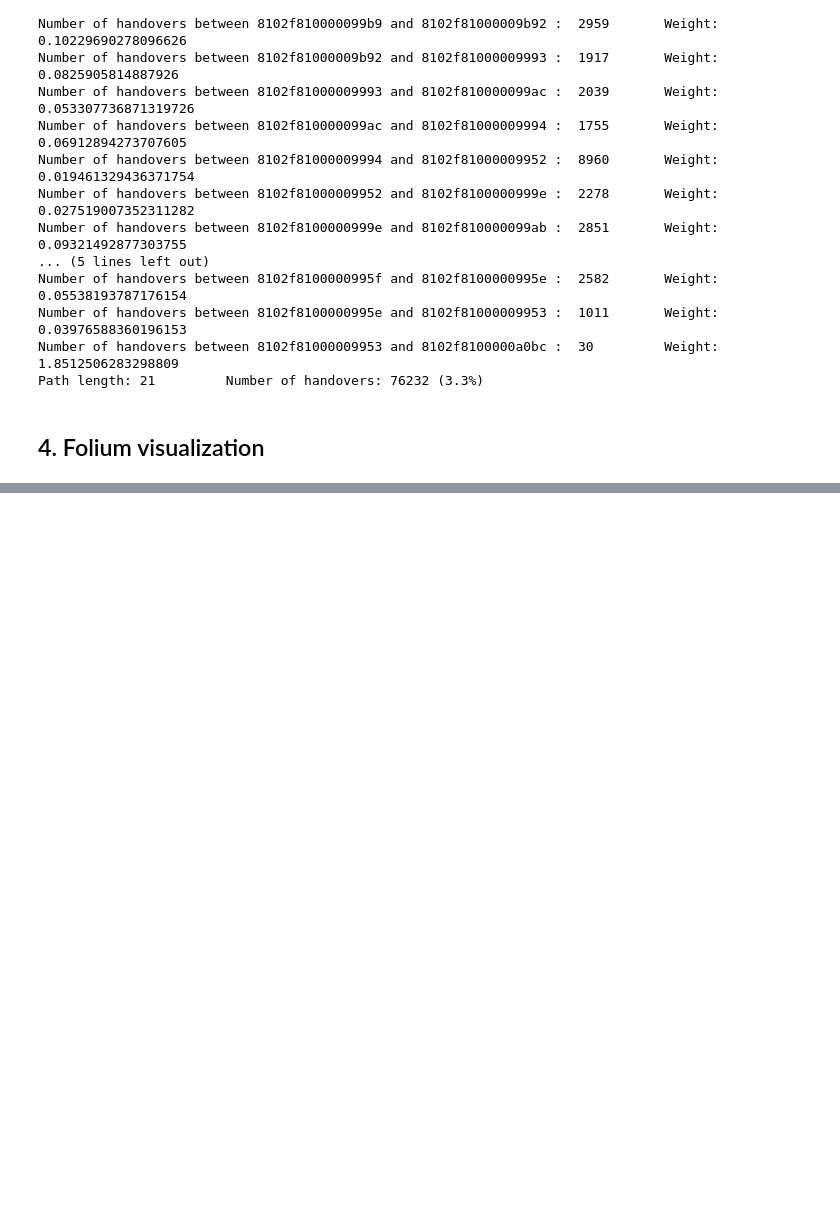
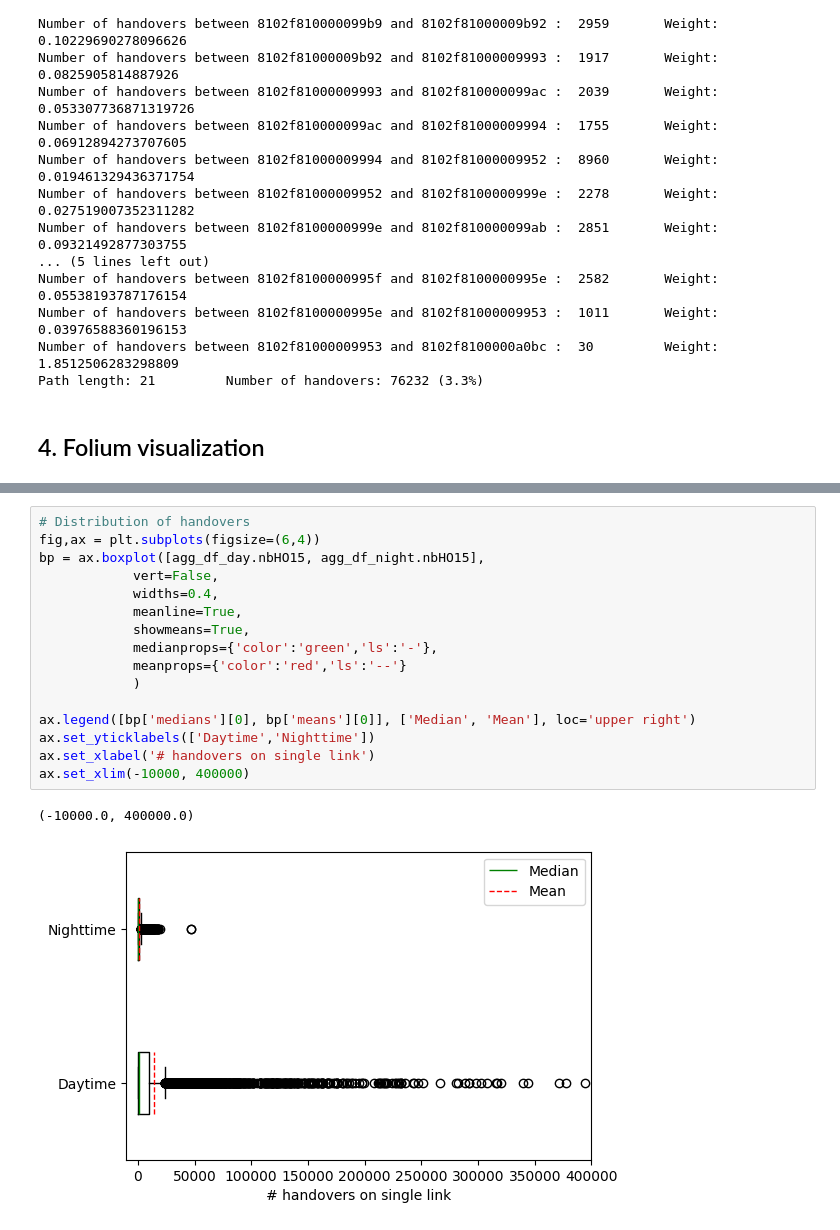
Before and after one commit to eakopyan/Popular-paths, a Jupyter notebook: HOProcess_v2/graph_analysis_day-night.ipynb, the cells around one changed output, grey strips where cells are left out. Drawn from its saved outputs; the diff is of its cells as text; blank space fills up the shorter version.

```diff
--- a/HOProcess_v2/graph_analysis_day-night.ipynb
+++ b/HOProcess_v2/graph_analysis_day-night.ipynb
@@ -460,3 +460,22 @@ Adding Voronoi layer
 Adding Path layer Path
 Closing lyon_shortest_path_nighttime.html map.
 [interactive output not drawn]
+# %%
+# Distribution of handovers
+fig,ax = plt.subplots(figsize=(6,4))
+bp = ax.boxplot([agg_df_day.nbHO15, agg_df_night.nbHO15],
+            vert=False,
+            widths=0.4,
+            meanline=True,
+            showmeans=True,
+            medianprops={'color':'green','ls':'-'},
+            meanprops={'color':'red','ls':'--'}
+            )
+
+ax.legend([bp['medians'][0], bp['means'][0]], ['Median', 'Mean'], loc='upper right')
+ax.set_yticklabels(['Daytime','Nighttime'])
+ax.set_xlabel('# handovers on single link')
+ax.set_xlim(-10000, 400000)
+# %% [output]
+(-10000.0, 400000.0)
+[figure, added]
```
Also changed, not shown: parts of 8 cells of this notebook, 1 other file.
